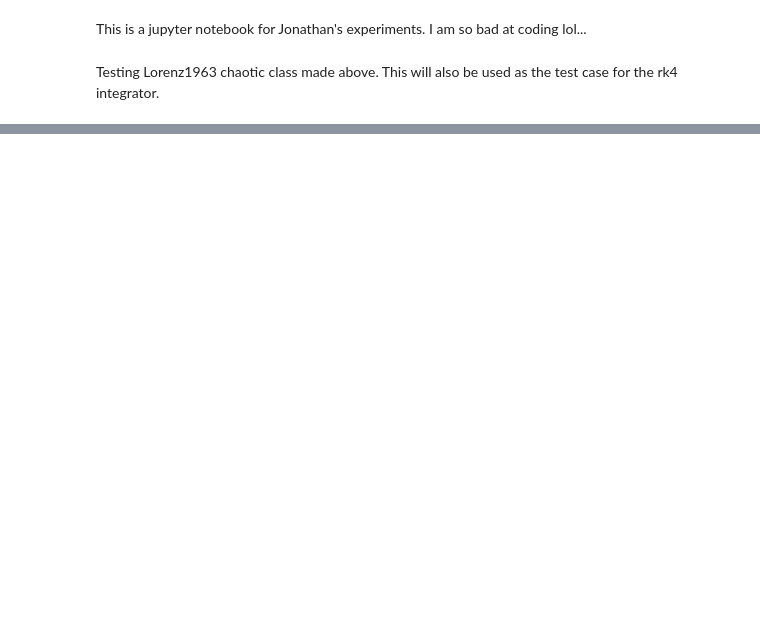
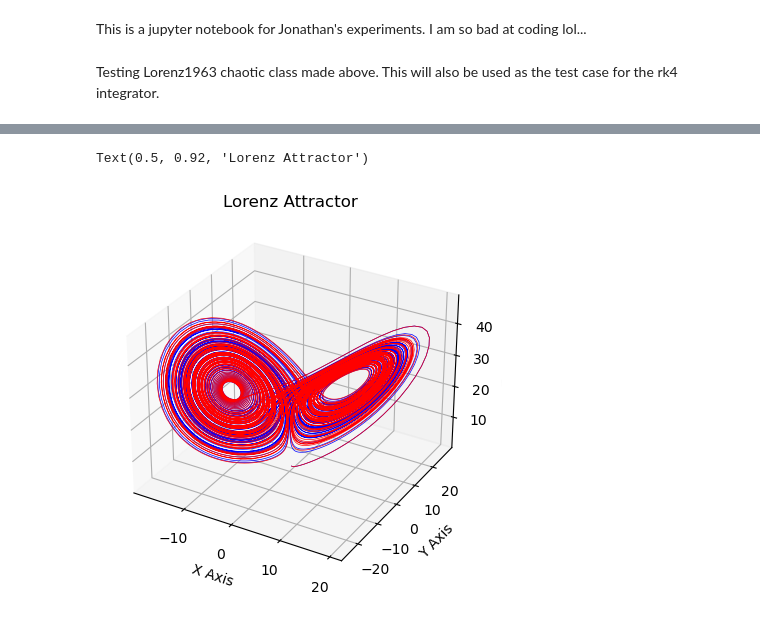
Before and after one commit to jsr2022/project_ad_caelos, a Jupyter notebook: adcaelos/testEnvironment.ipynb, the cells around one changed output, grey strips where cells are left out. Saved outputs shown, nothing was run; the diff lists cells and outputs as text; code cells hidden in the pictures; blank space fills up the shorter version.

```diff
--- a/adcaelos/testEnvironment.ipynb
+++ b/adcaelos/testEnvironment.ipynb
@@ -93,0 +98,18 @@ plt.show()
+# %%
+from scipy.integrate import solve_ivp
+
+t = np.linspace(0, totalTime, numTimeSteps)
+testCase11 = lorenz1963(28, 8/3, 10, 1000, np.array([1, 2, 3]))
+lorenz_ivp_sol = solve_ivp(testCase11.statesDot, (0, totalTime), initialCondition, method="RK45", t_eval=None, max_step=deltaT, atol=1, rtol=1)
+ax = plt.figure().add_subplot(projection='3d')
+da_sol = lorenz_ivp_sol.y
+
+ax.plot(*lorenzRK4.states.T, 'b', lw=0.5)
+ax.plot(*da_sol, 'r', lw=0.5)
+ax.set_xlabel("X Axis")
+ax.set_ylabel("Y Axis")
+ax.set_zlabel("Z Axis")
+ax.set_title("Lorenz Attractor")
+# %% [output]
+Text(0.5, 0.92, 'Lorenz Attractor')
+[figure, added]
```
Also changed, not shown: parts of 4 cells of this notebook.
